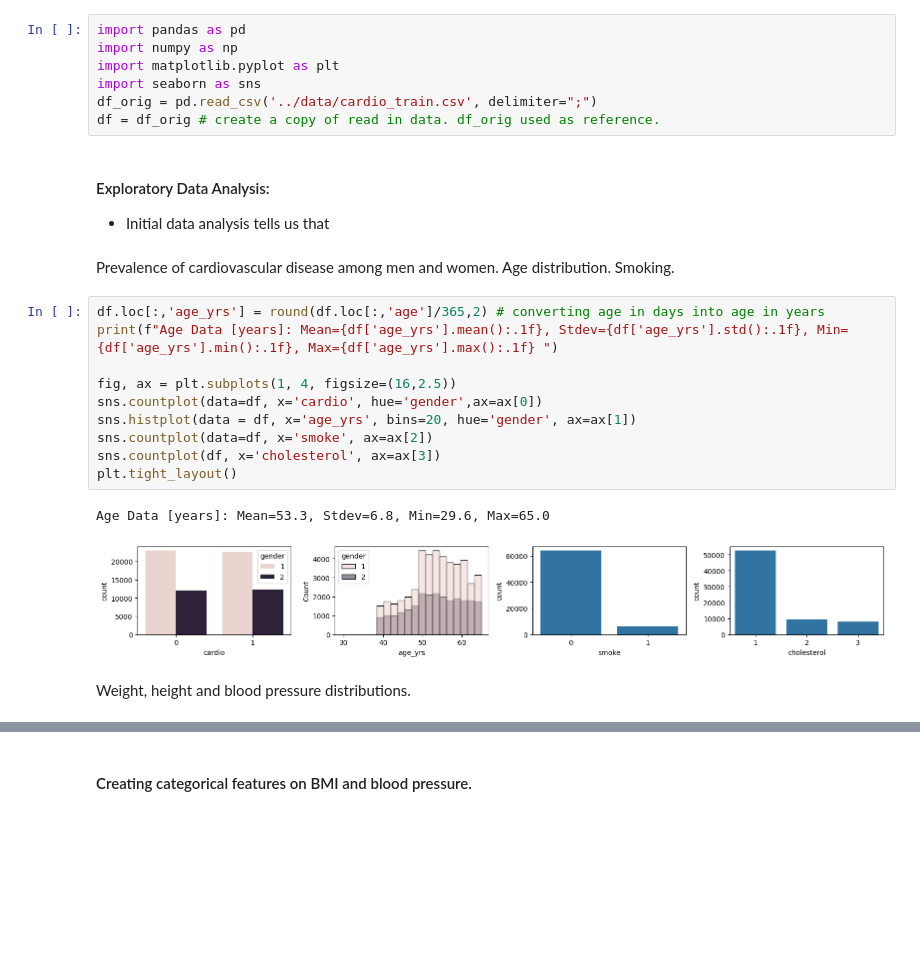
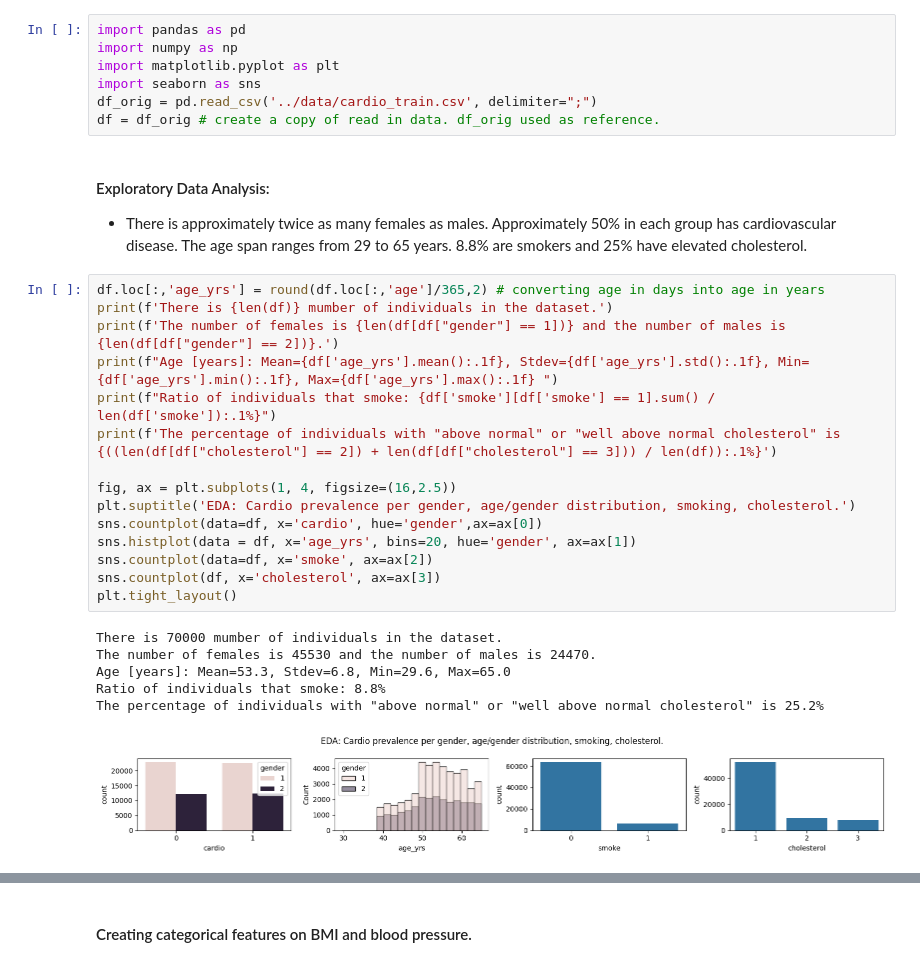
Before and after one commit to dancla240/Machine_Learning_Daniel_Claesson, a Jupyter notebook: Lab/Lab_1_heart.ipynb, the cells around one changed output, grey strips where cells are left out. Cells and saved outputs as stored; diff of their text form; blank space fills up the shorter version.

```diff
--- a/Lab/Lab_1_heart.ipynb
+++ b/Lab/Lab_1_heart.ipynb
@@ -14,23 +14,28 @@ import matplotlib.pyplot as plt
 import seaborn as sns
 df_orig = pd.read_csv('../data/cardio_train.csv', delimiter=";")
 df = df_orig # create a copy of read in data. df_orig used as reference.
-# %% [markdown]
-#### Exploratory Data Analysis:
-- Initial data analysis tells us that
-# %% [markdown]
-Prevalence of cardiovascular disease among men and women. Age distribution. Smoking.
+# %% [markdown]
+#### Exploratory Data Analysis:
+- There is approximately twice as many females as males. Approximately 50% in each group has cardiovascular disease. The age span ranges from 29 to 65 years. 8.8% are smokers and 25% have elevated cholesterol.
 # %%
 df.loc[:,'age_yrs'] = round(df.loc[:,'age']/365,2) # converting age in days into age in years
-print(f"Age Data [years]: Mean={df['age_yrs'].mean():.1f}, Stdev={df['age_yrs'].std():.1f}, Min={df['age_yrs'].min():.1f}, Max={df['age_yrs'].max():.1f} ")
+print(f'There is {len(df)} mumber of individuals in the dataset.')
+print(f'The number of females is {len(df[df["gender"] == 1])} and the number of males is {len(df[df["gender"] == 2])}.')
+print(f"Age [years]: Mean={df['age_yrs'].mean():.1f}, Stdev={df['age_yrs'].std():.1f}, Min={df['age_yrs'].min():.1f}, Max={df['age_yrs'].max():.1f} ")
+print(f"Ratio of individuals that smoke: {df['smoke'][df['smoke'] == 1].sum() / len(df['smoke']):.1%}")
+print(f'The percentage of individuals with "above normal" or "well above normal cholesterol" is {((len(df[df["cholesterol"] == 2]) + len(df[df["cholesterol"] == 3])) / len(df)):.1%}')
 
 fig, ax = plt.subplots(1, 4, figsize=(16,2.5))
+plt.suptitle('EDA: Cardio prevalence per gender, age/gender distribution, smoking, cholesterol.')
 sns.countplot(data=df, x='cardio', hue='gender',ax=ax[0])
 sns.histplot(data = df, x='age_yrs', bins=20, hue='gender', ax=ax[1])
 sns.countplot(data=df, x='smoke', ax=ax[2])
 sns.countplot(df, x='cholesterol', ax=ax[3])
 plt.tight_layout()
 # %% [output]
-Age Data [years]: Mean=53.3, Stdev=6.8, Min=29.6, Max=65.0
+There is 70000 mumber of individuals in the dataset.
+The number of females is 45530 and the number of males is 24470.
+Age [years]: Mean=53.3, Stdev=6.8, Min=29.6, Max=65.0
+Ratio of individuals that smoke: 8.8%
+The percentage of individuals with "above normal" or "well above normal cholesterol" is 25.2%
-[figure, old version]
+[figure, new version]
-# %% [markdown]
-Weight, height and blood pressure distributions.
```
Also changed, not shown: parts of 51 cells of this notebook.
